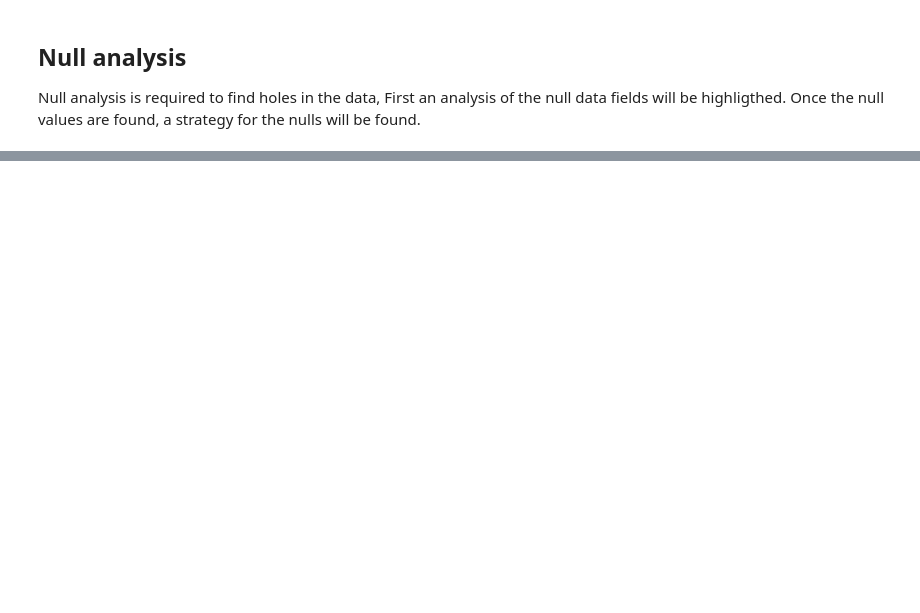
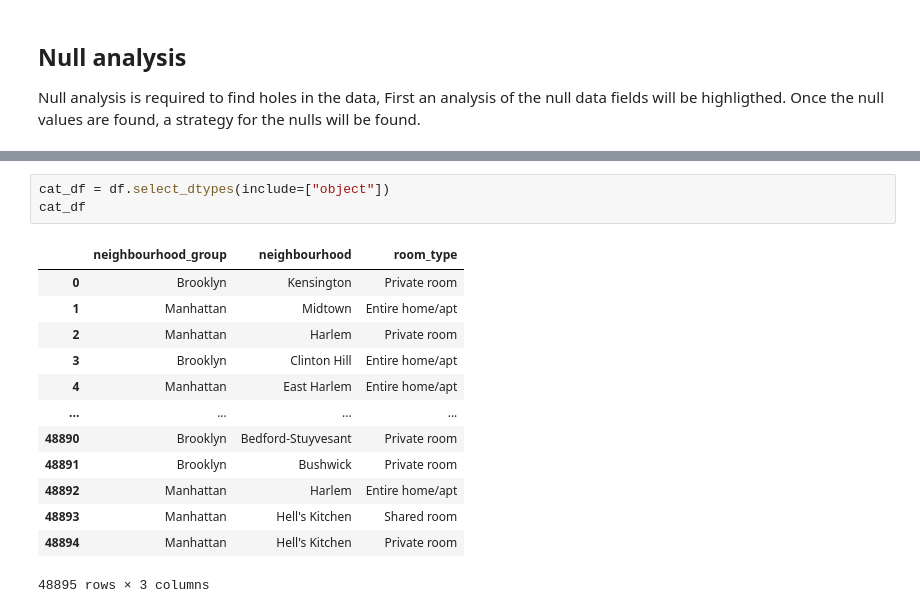
Before and after one commit to akniels/new_york_airbnb, a Jupyter notebook: Full_analysis.ipynb, the cells around one changed output, grey strips where cells are left out. Saved outputs shown, nothing was run; the diff lists cells and outputs as text; blank space fills up the shorter version.

```diff
--- a/Full_analysis.ipynb
+++ b/Full_analysis.ipynb
@@ -40,0 +86,17 @@ Null analysis is required to find holes in the data, First an analysis of the nu
+# %%
+cat_df = df.select_dtypes(include=["object"])
+cat_df
+# %% [output]
+|  | neighbourhood_group | neighbourhood | room_type |
+| 0 | Brooklyn | Kensington | Private room |
+| 1 | Manhattan | Midtown | Entire home/apt |
+| 2 | Manhattan | Harlem | Private room |
+| 3 | Brooklyn | Clinton Hill | Entire home/apt |
+| 4 | Manhattan | East Harlem | Entire home/apt |
+| ... | ... | ... | ... |
+| 48890 | Brooklyn | Bedford-Stuyvesant | Private room |
+| 48891 | Brooklyn | Bushwick | Private room |
+| 48892 | Manhattan | Harlem | Entire home/apt |
+| 48893 | Manhattan | Hell's Kitchen | Shared room |
+| 48894 | Manhattan | Hell's Kitchen | Private room |
+48895 rows × 3 columns
```
Also changed, not shown: parts of 13 cells of this notebook.
